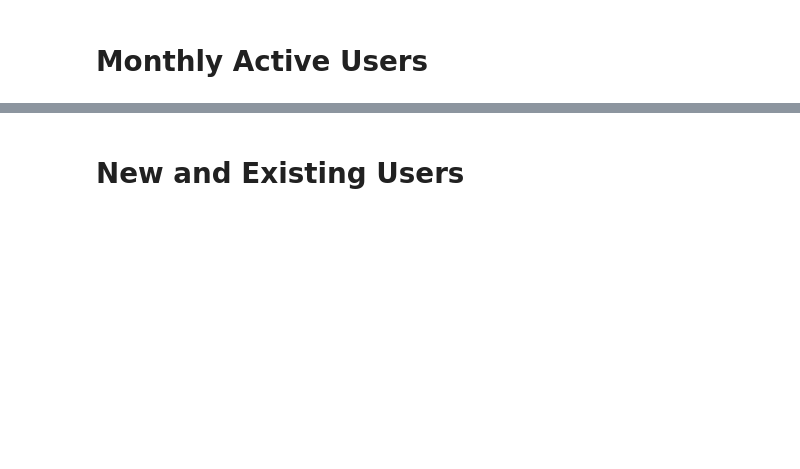
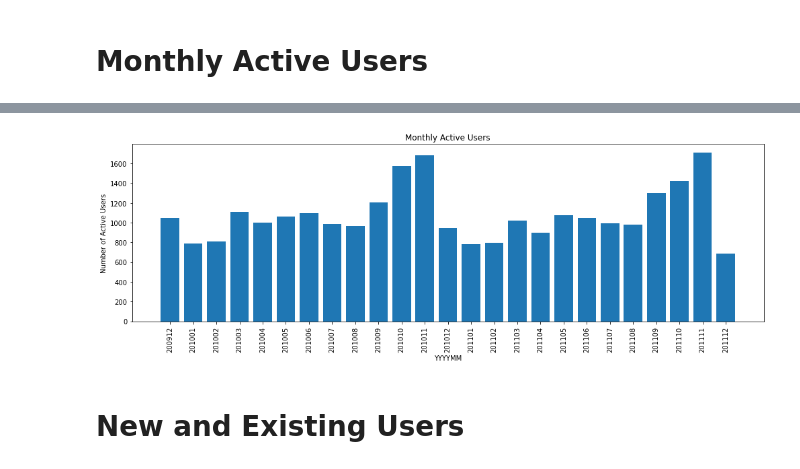
Before and after one commit to jarviscanada/jarvis_data_eng_OjuoluwaDabiri, a Jupyter notebook: python_data_analytics/retail_data_analytics_wrangling.ipynb, the cells around one changed output, grey strips where cells are left out. Saved outputs shown, nothing was run; the diff lists cells and outputs as text; code cells hidden in the pictures; blank space fills up the shorter version.

```diff
--- a/python_data_analytics/retail_data_analytics_wrangling.ipynb
+++ b/python_data_analytics/retail_data_analytics_wrangling.ipynb
@@ -365,3 +428,16 @@ plt.show()
 ![](https://i.imgur.com/eFYp8VF.jpg)
 
 ---
+# %%
+retail_df["invoice_date"] = pd.to_datetime(retail_df["invoice_date"], errors="coerce")
+
+# Create yyyymm
+retail_df["yyyymm"] = retail_df["invoice_date"].dt.year * 100 + retail_df["invoice_date"].dt.month
+
+monthly_active_users = (
+    retail_df.groupby("yyyymm", as_index=False)
+             .agg(active_users=("customer_id", "nunique"))
+             .sort_values("yyyymm")
+)
+
+monthly_active_users.head()
@@ -368,3 +451,14 @@ plt.show()
+# %%
+plt.figure(figsize=(14, 5))
+plt.bar(monthly_active_users["yyyymm"].astype(str), monthly_active_users["active_users"])
+plt.xticks(rotation=90)
+plt.title("Monthly Active Users")
+plt.xlabel("YYYYMM")
+plt.ylabel("Number of Active Users")
+plt.tight_layout()
+plt.show()
+# %% [output]
+[figure, added]
 # %% [markdown]
 # New and Existing Users
 # %% [markdown]
```
Also changed, not shown: parts of 22 cells of this notebook, 1 other file.
